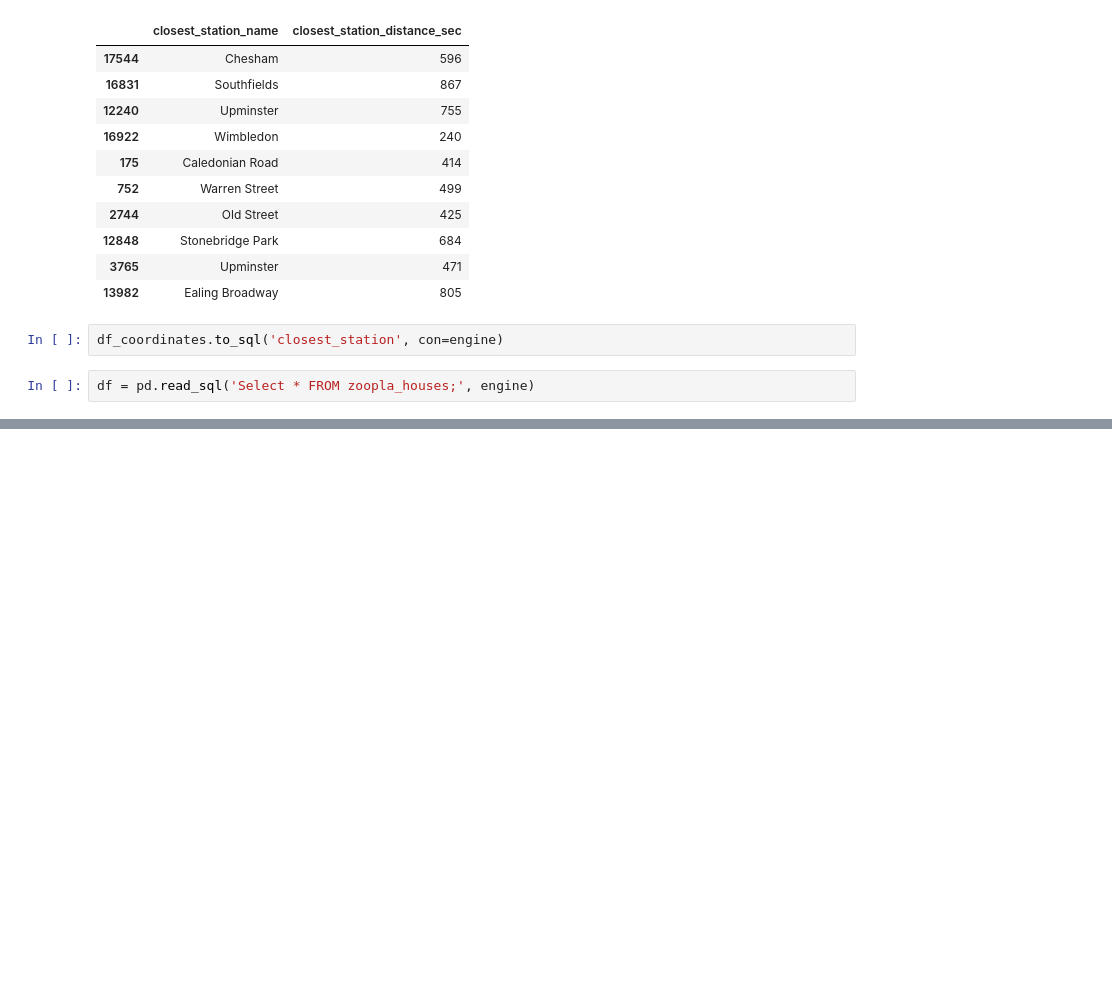
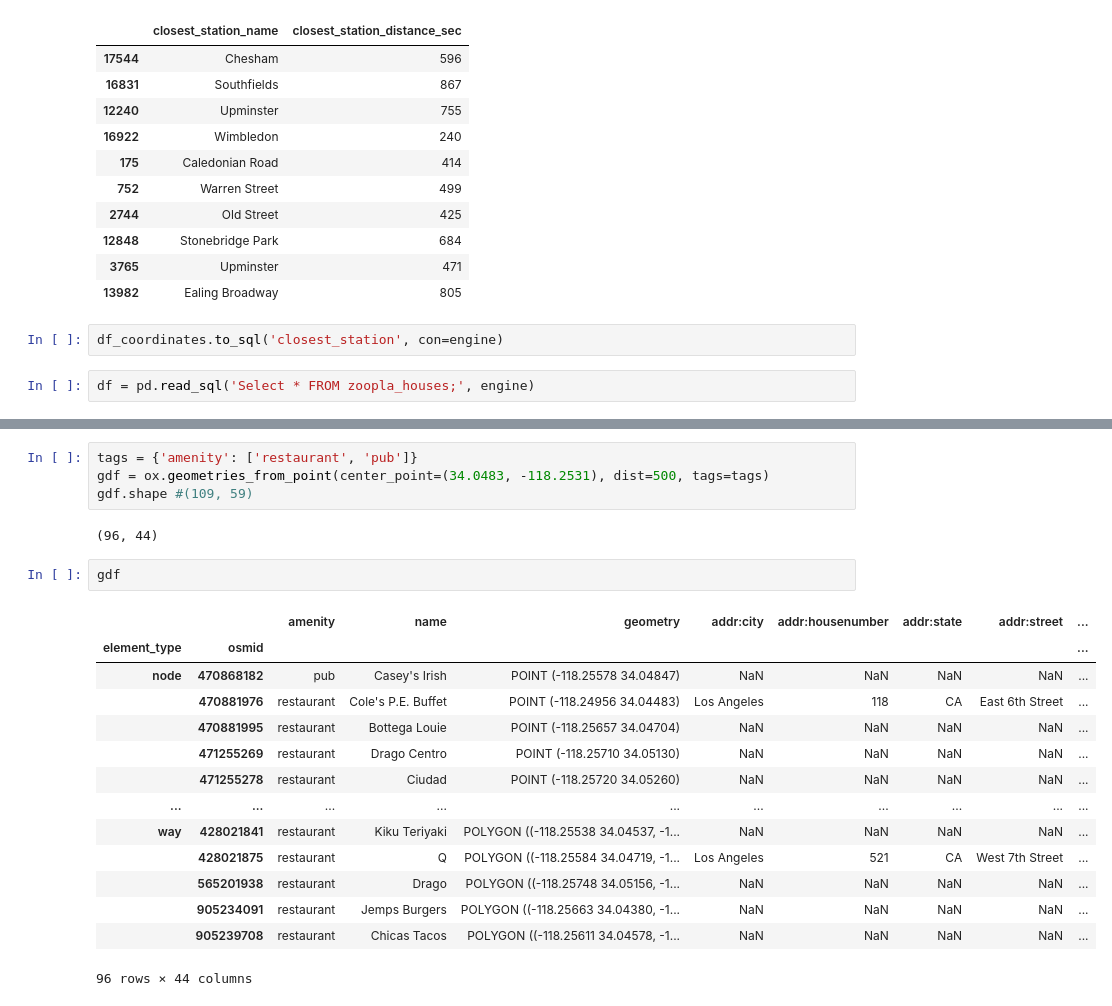
Before and after one commit to diequies/zoopla_houses, a Jupyter notebook: maps_data_extraction.ipynb, the cells around one changed output, grey strips where cells are left out. Drawn from its saved outputs; the diff is of its cells as text; blank space fills up the shorter version.

```diff
--- a/maps_data_extraction.ipynb
+++ b/maps_data_extraction.ipynb
@@ -182,0 +241,23 @@ data
+# %%
+tags = {'amenity': ['restaurant', 'pub']}
+gdf = ox.geometries_from_point(center_point=(34.0483, -118.2531), dist=500, tags=tags)
+gdf.shape #(109, 59)
+# %% [output]
+(96, 44)
+# %%
+gdf
+# %% [output]
+|  |  | amenity | name | geometry | addr:city | addr:housenumber | addr:state | addr:street | ... |
+| element_type | osmid |  |  |  |  |  |  |  | ... |
+| node | 470868182 | pub | Casey's Irish | POINT (-118.25578 34.04847) | NaN | NaN | NaN | NaN | ... |
+|  | 470881976 | restaurant | Cole's P.E. Buffet | POINT (-118.24956 34.04483) | Los Angeles | 118 | CA | East 6th Street | ... |
+|  | 470881995 | restaurant | Bottega Louie | POINT (-118.25657 34.04704) | NaN | NaN | NaN | NaN | ... |
+|  | 471255269 | restaurant | Drago Centro | POINT (-118.25710 34.05130) | NaN | NaN | NaN | NaN | ... |
+|  | 471255278 | restaurant | Ciudad | POINT (-118.25720 34.05260) | NaN | NaN | NaN | NaN | ... |
+| ... | ... | ... | ... | ... | ... | ... | ... | ... | ... |
+| way | 428021841 | restaurant | Kiku Teriyaki | POLYGON ((-118.25538 34.04537, -1... | NaN | NaN | NaN | NaN | ... |
+|  | 428021875 | restaurant | Q | POLYGON ((-118.25584 34.04719, -1... | Los Angeles | 521 | CA | West 7th Street | ... |
+|  | 565201938 | restaurant | Drago | POLYGON ((-118.25748 34.05156, -1... | NaN | NaN | NaN | NaN | ... |
+|  | 905234091 | restaurant | Jemps Burgers | POLYGON ((-118.25663 34.04380, -1... | NaN | NaN | NaN | NaN | ... |
+|  | 905239708 | restaurant | Chicas Tacos | POLYGON ((-118.25611 34.04578, -1... | NaN | NaN | NaN | NaN | ... |
+96 rows × 44 columns
```
Also changed, not shown: parts of 8 cells of this notebook, 3 other files.
